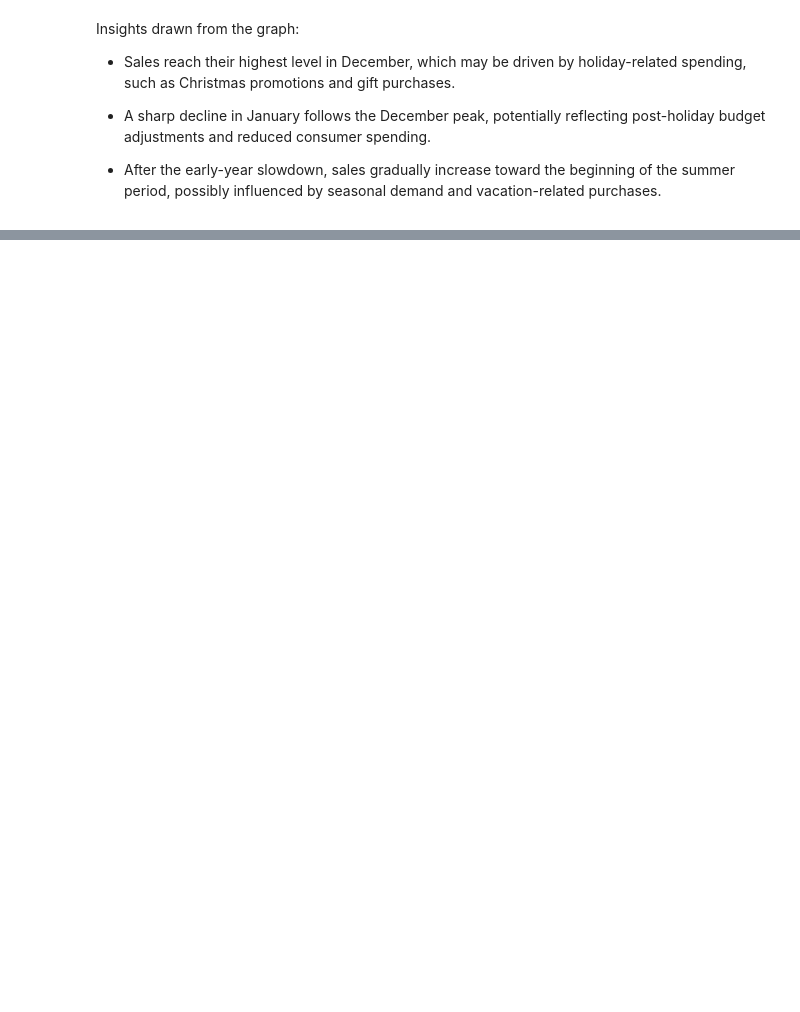
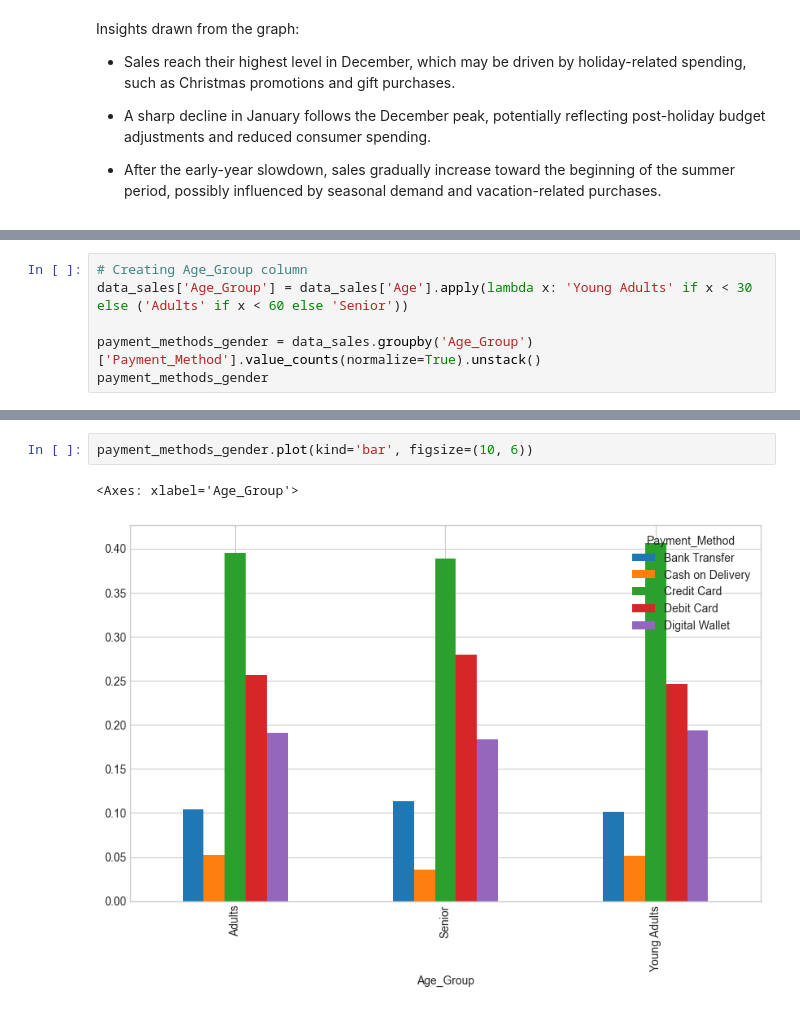
Before and after one commit to danielcamacho9712/EDA_E-Commerce_Project, a Jupyter notebook: eda_project.ipynb, the cells around one changed output, grey strips where cells are left out. Saved outputs shown, nothing was run; the diff lists cells and outputs as text; blank space fills up the shorter version.

```diff
--- a/eda_project.ipynb
+++ b/eda_project.ipynb
@@ -268,0 +346,6 @@ Insights drawn from the graph:
+# %%
+# Creating Age_Group column
+data_sales['Age_Group'] = data_sales['Age'].apply(lambda x: 'Young Adults' if x < 30 else ('Adults' if x < 60 else 'Senior'))
+
+payment_methods_gender = data_sales.groupby('Age_Group')['Payment_Method'].value_counts(normalize=True).unstack()
+payment_methods_gender
@@ -268,0 +358,5 @@ Insights drawn from the graph:
+# %%
+payment_methods_gender.plot(kind='bar', figsize=(10, 6))
+# %% [output]
+<Axes: xlabel='Age_Group'>
+[figure, added]
```
Also changed, not shown: parts of 13 cells of this notebook.
